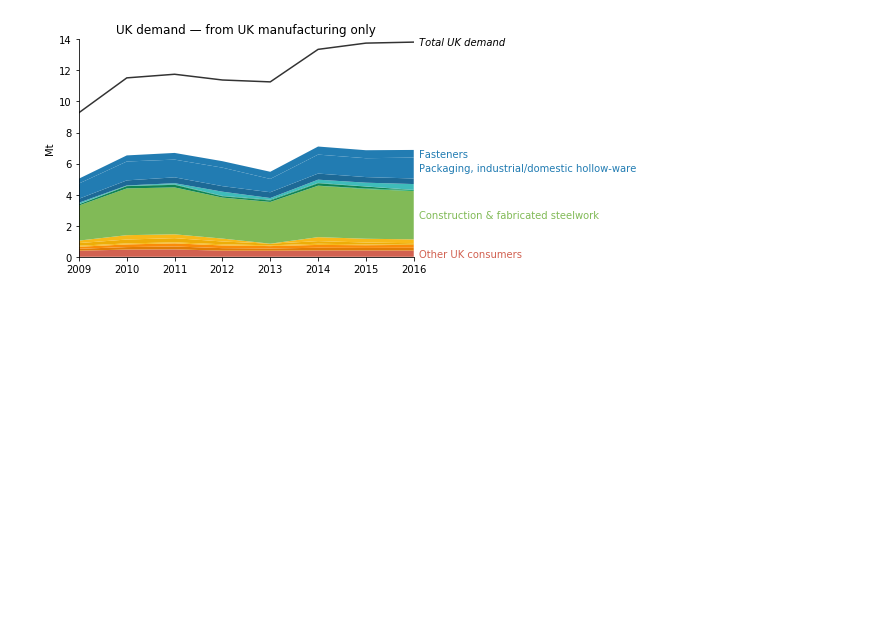
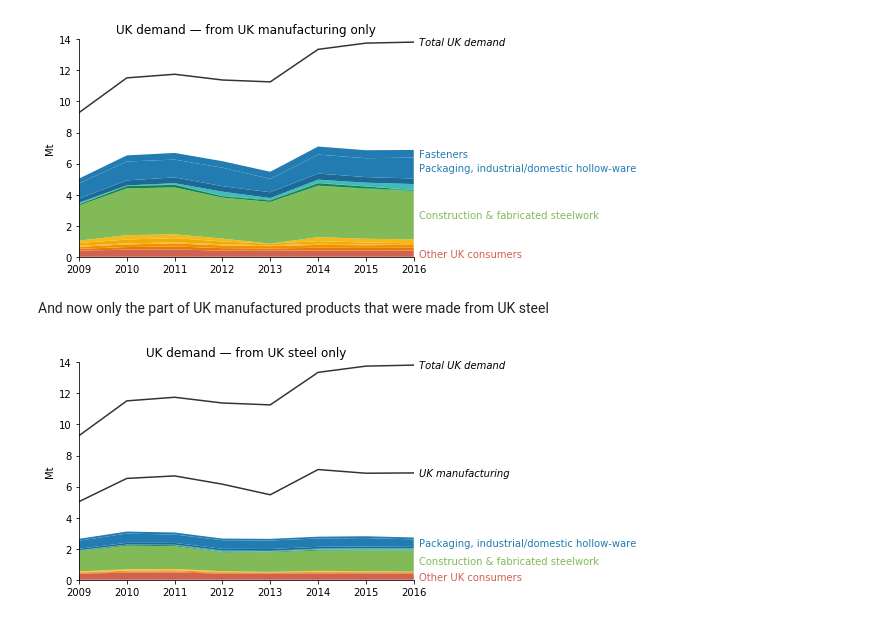
Before and after one commit to ricklupton/uk-steel-model, a Jupyter notebook: docs/Final goods over time.ipynb, the cells around one changed output. Saved outputs shown, nothing was run; the diff lists cells and outputs as text; code cells hidden in the pictures; blank space fills up the shorter version.

Commit message:
More plots tweaked

```diff
--- a/docs/Final goods over time.ipynb
+++ b/docs/Final goods over time.ipynb
@@ -144,3 +148,60 @@ ax.text(2016.1, all_demand.sum(axis=1).values[-1], 'Total UK demand', va='center
 fig.savefig('../figures/uk_demand_over_time_excluding_imports_same_scale.pdf', bbox_inches='tight')
 # %% [output]
 [figure]
+# %% [markdown]
+And now only the part of UK manufactured products that were made from UK steel
+# %%
+sector_ids = ['sector %s' % s for s in sectors]
+inputs = flows.query('target in @sector_ids').copy()
+inputs['target'] = inputs['target'].str.lstrip('sector ')
+inputs = inputs.groupby(['year', 'target', 'source'])['value'].sum().unstack()
+inputs.index.names = ['year', 'material']
+
+# Collect results together
+scale = (uk_manufac / inputs.sum(axis=1))
+results = pd.DataFrame({
+    'UK produced steel':       scale * inputs['uk_production'],
+    'Imported as semis':       scale * inputs['imports'],
+    'Imported as components':  scale * inputs['component_imports'],
+    'Imported as final goods': imported_final,
+}).fillna(0)
+
+results = results.reindex(sectors[::-1], level='material')
+#results
+# %%
+dom_demand_dom_steel = results['UK produced steel'] \
+    .unstack() \
+    .reindex(columns=sectors[::-1]) \
+    .fillna(0.0) \
+    / 1e3
+
+#all_demand.plot.area(color=palette2[::-1], lw=1, edgecolor='white')
+fig, ax = plt.subplots(figsize=(6, 4))
+ax.stackplot(dom_demand_dom_steel.index.values, dom_demand_dom_steel.values.T, colors=palette2[::-1]);
+ax.spines['right'].set_visible(False)
+ax.spines['top'].set_visible(False)
+ax.set_xlim(2009, 2016)
+ax.set_ylabel('Mt')
+ax.set_title('UK demand — from UK steel only')
+
+y1 = dom_demand_dom_steel.loc[2016, sectors[::-1]]
+y = 0
+for dy, name, c in zip(y1, sector_names[::-1], palette2[::-1]):
+    y += dy / 2
+    if dy > 0.4:
+        ax.text(2016.1, y, name, va='center', color=c)
+    y += dy / 2
+
+fig.savefig('../figures/uk_demand_over_time_uk_only.pdf', bbox_inches='tight')
+
+ax.set_ylim(0, 14)
+
+ax.plot(dom_demand.index.values, all_demand.sum(axis=1).values, 'k', lw=1.5, alpha=0.8)
+ax.text(2016.1, all_demand.sum(axis=1).values[-1], 'Total UK demand', va='center', fontstyle='italic')
+
+ax.plot(dom_demand.index.values, dom_demand.sum(axis=1).values, 'k', lw=1.5, alpha=0.8)
+ax.text(2016.1, dom_demand.sum(axis=1).values[-1], 'UK manufacturing', va='center', fontstyle='italic')
+
+fig.savefig('../figures/uk_demand_over_time_uk_only_same_scale.pdf', bbox_inches='tight')
+# %% [output]
+[figure, added]
```
Also changed, not shown: parts of 2 cells of this notebook, 7 other files.
